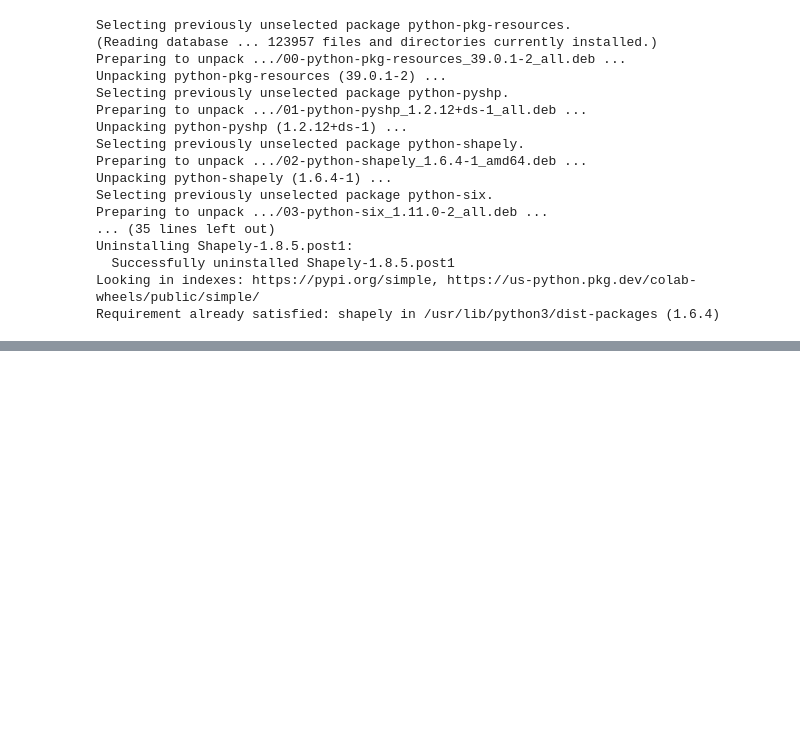
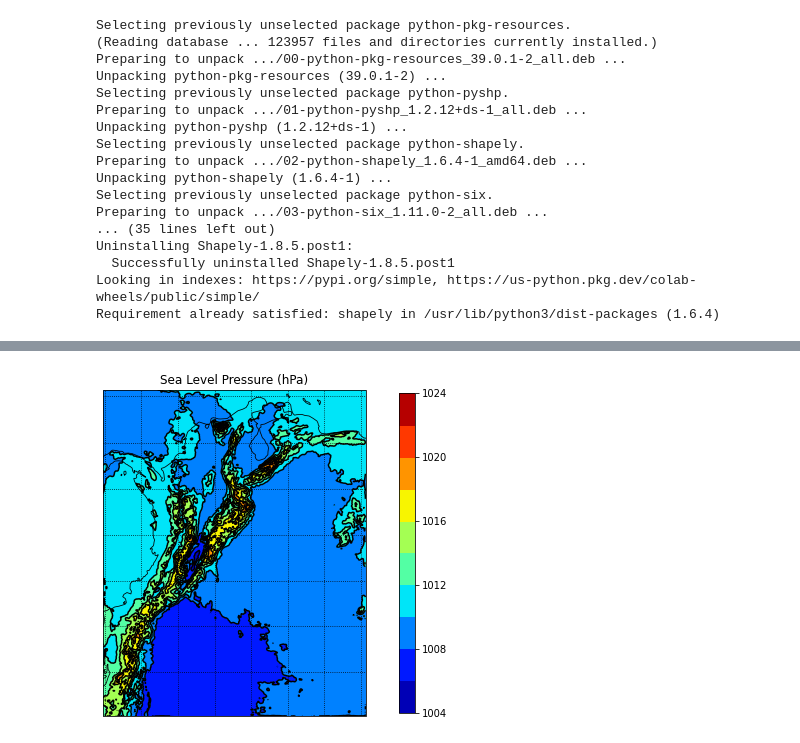
Before and after one commit to jpantojac/dMet, a Jupyter notebook: modelamiento/dMet_modelamiento.ipynb, the cells around one changed output, grey strips where cells are left out. Drawn from its saved outputs; the diff is of its cells as text; code cells hidden in the pictures; blank space fills up the shorter version.

```diff
--- a/modelamiento/dMet_modelamiento.ipynb
+++ b/modelamiento/dMet_modelamiento.ipynb
@@ -81,0 +95,71 @@ OSError: ignored
+# %%
+from netCDF4 import Dataset
+import matplotlib.pyplot as plt
+from matplotlib.cm import get_cmap
+import cartopy.crs as crs
+from cartopy.feature import NaturalEarthFeature
+
+
+from wrf import (to_np, getvar, smooth2d, get_cartopy, cartopy_xlim,cartopy_ylim, latlon_coords)
+
+# Open the NetCDF file
+ncfile = Dataset("/content/wrfout_d02_2022-10-13_00_00_00.nc")
+# Get the sea level pressure
+slp = getvar(ncfile, "slp")
+
+# Smooth the sea level pressure since it tends to be noisy near the
+# mountains
+smooth_slp = smooth2d(slp, 3, cenweight=4)
+
+# Get the latitude and longitude points
+lats, lons = latlon_coords(slp)
+
+# Get the cartopy mapping object
+cart_proj = get_cartopy(slp)
+
+# Create a figure
+fig = plt.figure(figsize=(12,6))
+# Set the GeoAxes to the projection used by WRF
+ax = plt.axes(projection=cart_proj)
+
+# Download and add the states and coastlines
+#states = NaturalEarthFeature(category="cultural", scale="50m",
+#                             facecolor="none",
+#                             name="admin_1_states_provinces_shp")
+#ax.add_feature(states, linewidth=.5, edgecolor="black")
+#ax.coastlines('50m', linewidth=0.8)
+
+# Create a feature for States/Admin 1 regions at 1:50m from Natural Earth
+states_provinces = NaturalEarthFeature(
+    category='cultural',
+    name='admin_1_states_provinces_lines',
+    scale='50m',
+    facecolor='none')
+ax.add_feature(states_provinces, linewidth=.5, edgecolor="black")
+ax.coastlines('50m', linewidth=0.8)
+
+
+
+# Make the contour outlines and filled contours for the smoothed sea level
+# pressure.
+plt.contour(to_np(lons), to_np(lats), to_np(smooth_slp), 10, colors="black",
+            transform=crs.PlateCarree())
+plt.contourf(to_np(lons), to_np(lats), to_np(smooth_slp), 10,
+             transform=crs.PlateCarree(),
+             cmap=get_cmap("jet"))
+
+# Add a color bar
+plt.colorbar(ax=ax, shrink=.98)
+
+# Set the map bounds
+ax.set_xlim(cartopy_xlim(smooth_slp))
+ax.set_ylim(cartopy_ylim(smooth_slp))
+
+# Add the gridlines
+ax.gridlines(color="black", linestyle="dotted")
+
+plt.title("Sea Level Pressure (hPa)")
+
+plt.show()
+# %% [output]
+[figure, added]
```
Also changed, not shown: parts of 4 cells of this notebook.
